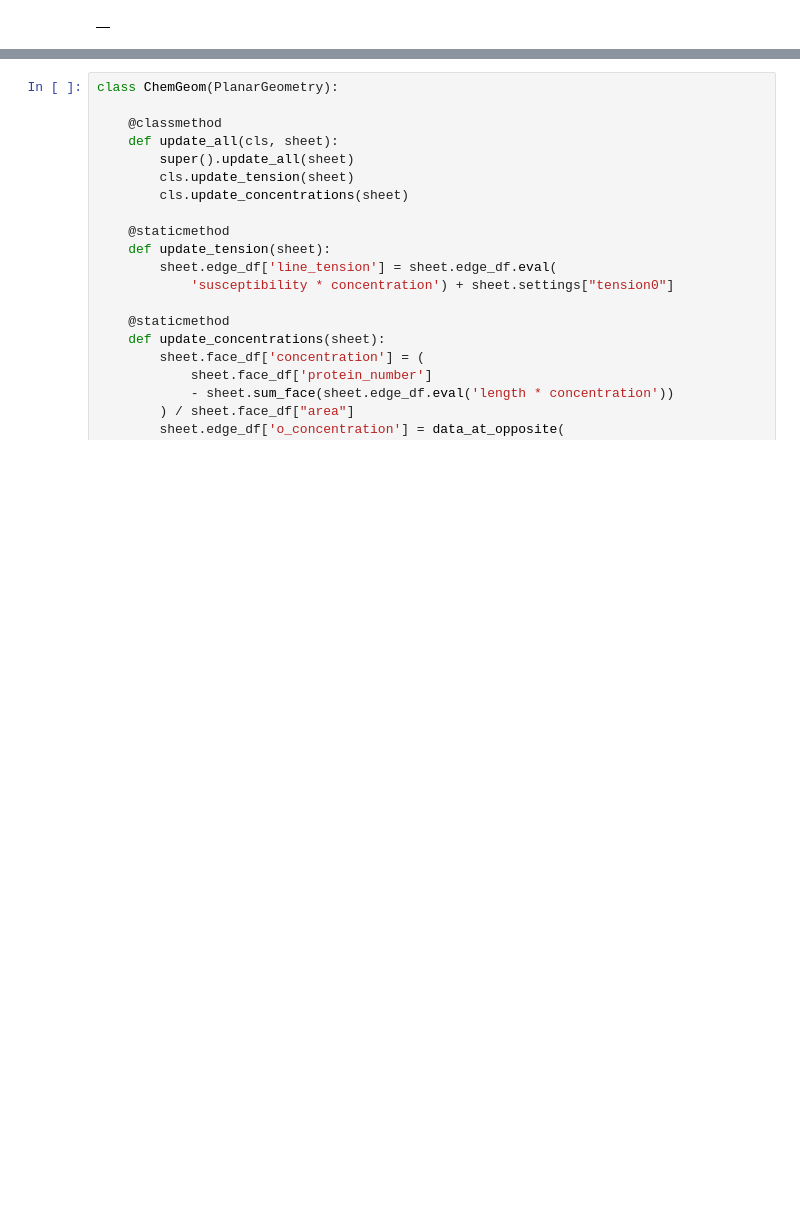
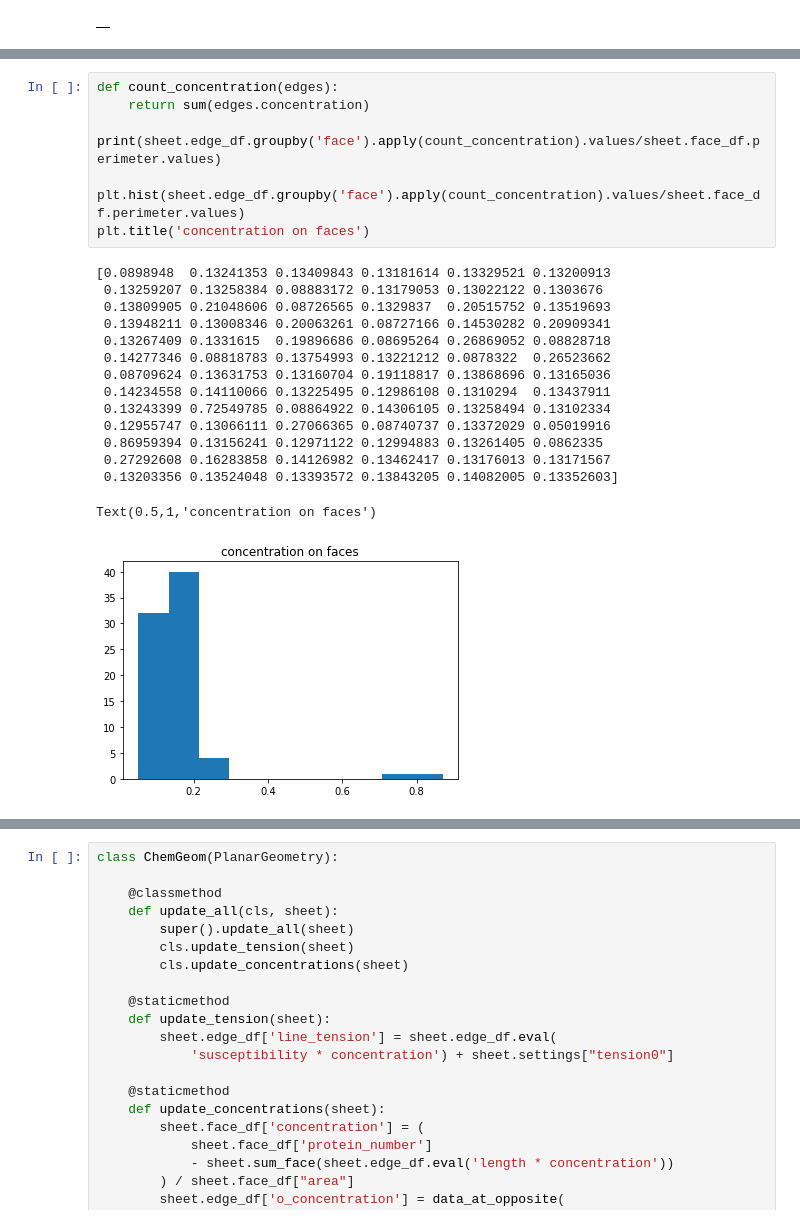
Before and after one commit to suzannelab/polarity, a Jupyter notebook: notebooks/polarity_v4_equadiff.ipynb, the cells around one changed output, grey strips where cells are left out. Drawn from its saved outputs; the diff is of its cells as text; blank space fills up the shorter version.

```diff
--- a/notebooks/polarity_v4_equadiff.ipynb
+++ b/notebooks/polarity_v4_equadiff.ipynb
@@ -306,4 +303,28 @@ def update_concentration(sheet, delta_t=0.1, relax=5):
     new_concentration = np.exp(-vector.values*inverted_matrix.sum(axis=1))/sheet.edge_df.length
 
     return new_concentration/relax
+# %%
+def count_concentration(edges):
+    return sum(edges.concentration)
+
+print(sheet.edge_df.groupby('face').apply(count_concentration).values/sheet.face_df.perimeter.values)
+
+plt.hist(sheet.edge_df.groupby('face').apply(count_concentration).values/sheet.face_df.perimeter.values)
+plt.title('concentration on faces')
+# %% [output]
+[0.0898948  0.13241353 0.13409843 0.13181614 0.13329521 0.13200913
+ 0.13259207 0.13258384 0.08883172 0.13179053 0.13022122 0.1303676
+ 0.13809905 0.21048606 0.08726565 0.1329837  0.20515752 0.13519693
+ 0.13948211 0.13008346 0.20063261 0.08727166 0.14530282 0.20909341
+ 0.13267409 0.1331615  0.19896686 0.08695264 0.26869052 0.08828718
+ 0.14277346 0.08818783 0.13754993 0.13221212 0.0878322  0.26523662
+ 0.08709624 0.13631753 0.13160704 0.19118817 0.13868696 0.13165036
+ 0.14234558 0.14110066 0.13225495 0.12986108 0.1310294  0.13437911
+ 0.13243399 0.72549785 0.08864922 0.14306105 0.13258494 0.13102334
+ 0.12955747 0.13066111 0.27066365 0.08740737 0.13372029 0.05019916
+ 0.86959394 0.13156241 0.12971122 0.12994883 0.13261405 0.0862335
+ 0.27292608 0.16283858 0.14126982 0.13462417 0.13176013 0.13171567
+ 0.13203356 0.13524048 0.13393572 0.13843205 0.14082005 0.13352603]
+Text(0.5,1,'concentration on faces')
+[figure, added]
 # %%
```
Also changed, not shown: parts of 13 cells of this notebook.
